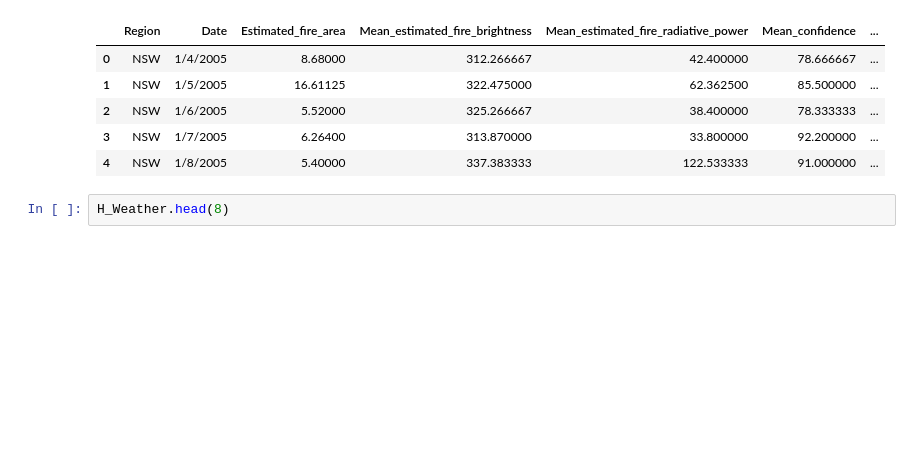
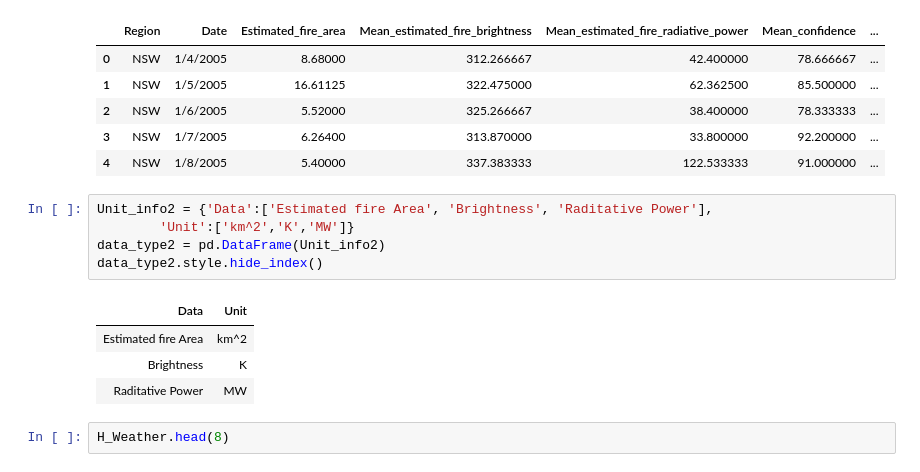
Before and after one commit to ccomkhj/Spot-Challenge-Wildfires, a Jupyter notebook: main/data_process.ipynb, the cells around one changed output. Saved outputs shown, nothing was run; the diff lists cells and outputs as text; blank space fills up the shorter version.

```diff
--- a/main/data_process.ipynb
+++ b/main/data_process.ipynb
@@ -32,6 +32,16 @@ H_Wildfires.head()
 | 2 | NSW | 1/6/2005 | 5.52000 | 325.266667 | 38.400000 | 78.333333 | ... |
 | 3 | NSW | 1/7/2005 | 6.26400 | 313.870000 | 33.800000 | 92.200000 | ... |
 | 4 | NSW | 1/8/2005 | 5.40000 | 337.383333 | 122.533333 | 91.000000 | ... |
+# %%
+Unit_info2 = {'Data':['Estimated fire Area', 'Brightness', 'Raditative Power'],
+        'Unit':['km^2','K','MW']}
+data_type2 = pd.DataFrame(Unit_info2)
+data_type2.style.hide_index()
+# %% [output]
+| Data | Unit |
+| Estimated fire Area | km^2 |
+| Brightness | K |
+| Raditative Power | MW |
 # %%
 H_Weather.head(8)
 # %% [output]
```
Also changed, not shown: parts of 8 cells of this notebook.
